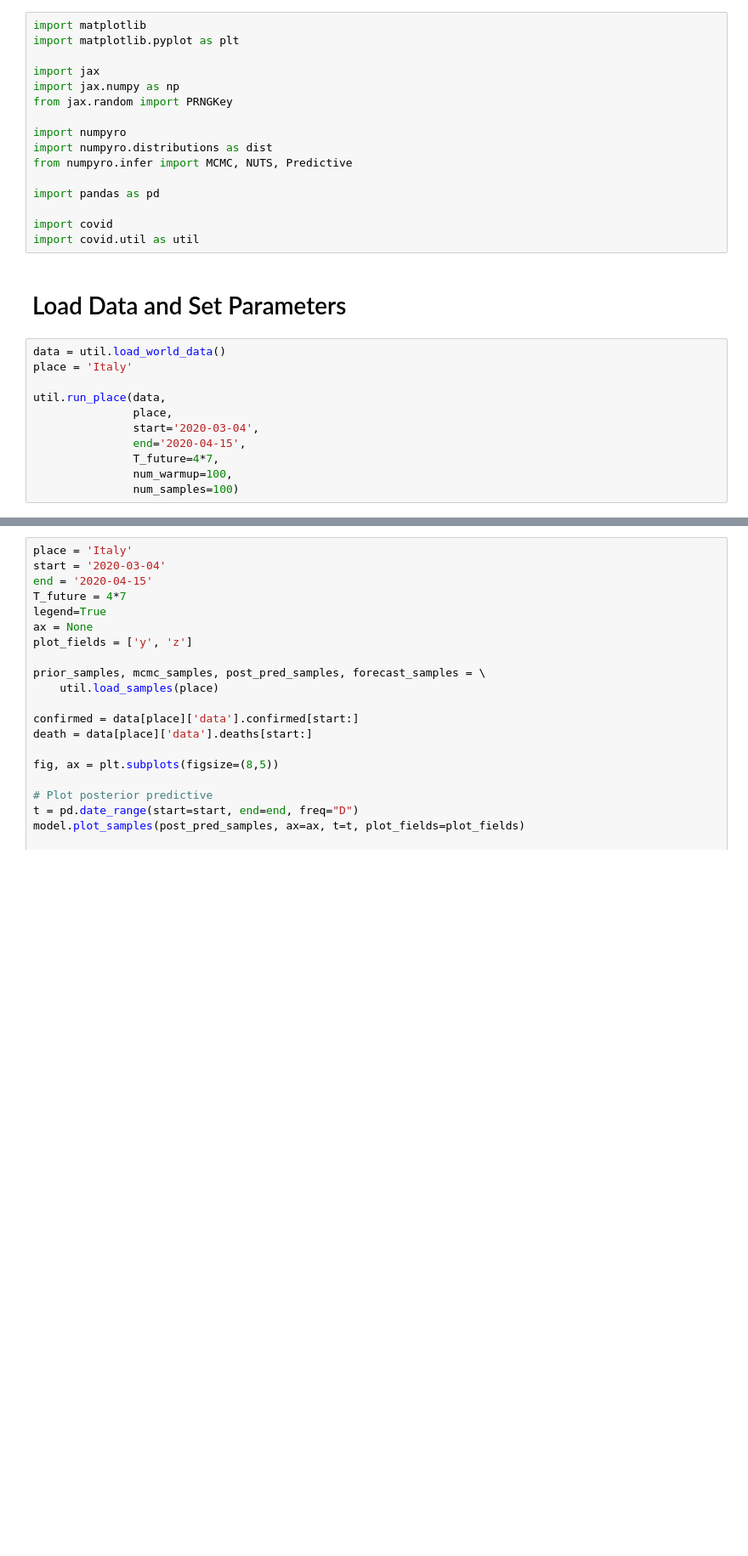
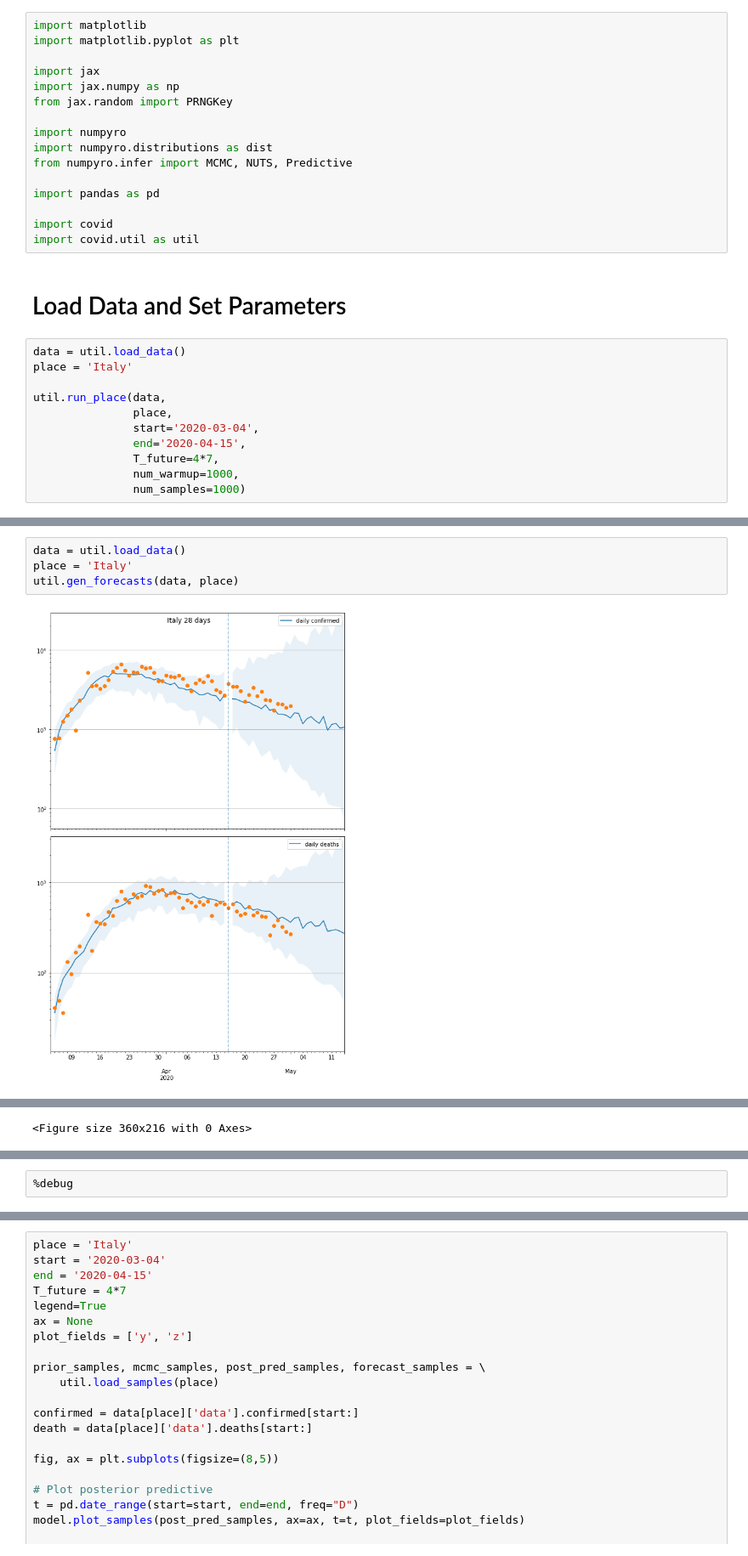
Before and after one commit to dsheldon/covid, a Jupyter notebook: scripts/Validation.ipynb, the cells around one changed output, grey strips where cells are left out. Shown at 85% size. Cells and saved outputs as stored; diff of their text form; blank space fills up the shorter version.

```diff
--- a/scripts/Validation.ipynb
+++ b/scripts/Validation.ipynb
@@ -17,7 +17,7 @@ import covid.util as util
 # %% [markdown]
 # Load Data and Set Parameters
 # %%
-data = util.load_world_data()
+data = util.load_data()
 place = 'Italy'
 
 util.run_place(data,
@@ -25,8 +25,8 @@ util.run_place(data,
                start='2020-03-04',
                end='2020-04-15',
                T_future=4*7,
-               num_warmup=100,
-               num_samples=100)
+               num_warmup=1000,
+               num_samples=1000)
 # %% [output]
  * running MCMC
                   mean       std    median      5.0%     95.0%     n_eff     r_hat
@@ -59,0 +49,6 @@ util.gen_forecasts(model, data, place)
+# %%
+data = util.load_data()
+place = 'Italy'
+util.gen_forecasts(data, place)
+# %% [output]
+[figure, added]
@@ -59,0 +56 @@ util.gen_forecasts(model, data, place)
+<Figure size 360x216 with 0 Axes>
@@ -60,3 +58,5 @@ util.gen_forecasts(model, data, place)
+# %%
+%debug
 # %%
 place = 'Italy'
 start = '2020-03-04'
```
Also changed, not shown: parts of 7 cells of this notebook, 3 other files.
